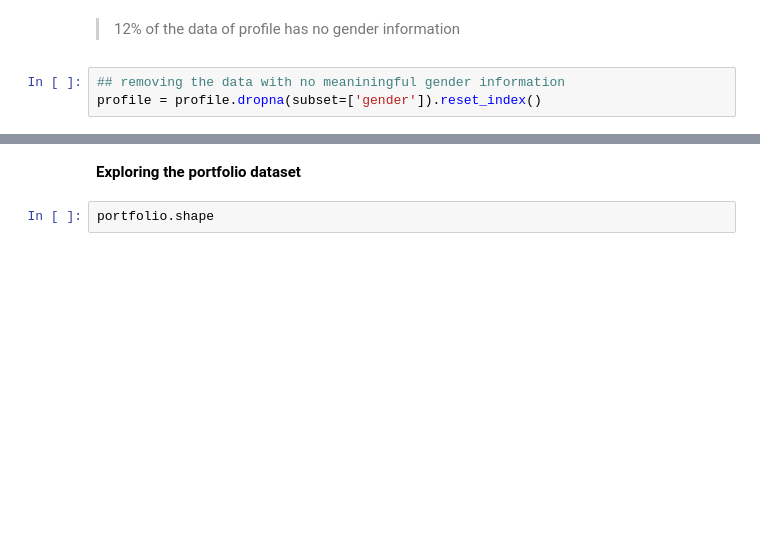
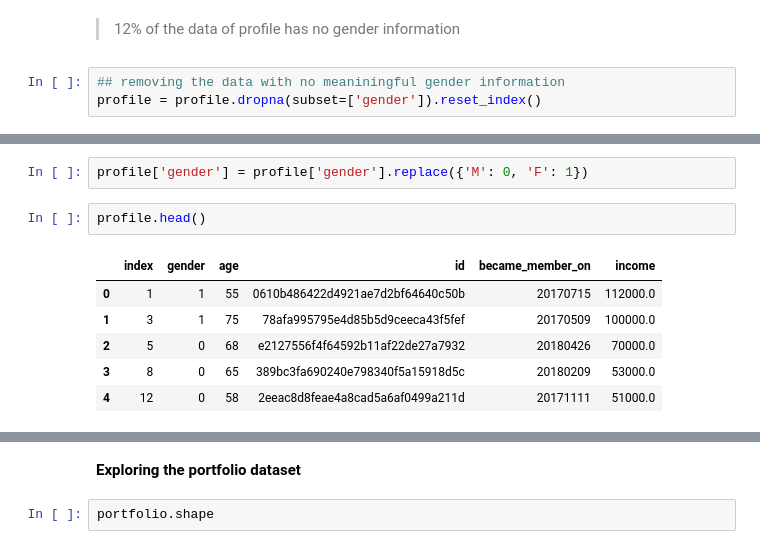
Before and after one commit to mina-f-beshay/udacity-mlend-capstone, a Jupyter notebook: Starbucks_Capstone_notebook.ipynb, the cells around one changed output, grey strips where cells are left out. Drawn from its saved outputs; the diff is of its cells as text; blank space fills up the shorter version.

```diff
--- a/Starbucks_Capstone_notebook.ipynb
+++ b/Starbucks_Capstone_notebook.ipynb
@@ -132,0 +132,11 @@ profile.head()
+# %%
+profile['gender'] = profile['gender'].replace({'M': 0, 'F': 1})
+# %%
+profile.head()
+# %% [output]
+|  | index | gender | age | id | became_member_on | income |
+| 0 | 1 | 1 | 55 | 0610b486422d4921ae7d2bf64640c50b | 20170715 | 112000.0 |
+| 1 | 3 | 1 | 75 | 78afa995795e4d85b5d9ceeca43f5fef | 20170509 | 100000.0 |
+| 2 | 5 | 0 | 68 | e2127556f4f64592b11af22de27a7932 | 20180426 | 70000.0 |
+| 3 | 8 | 0 | 65 | 389bc3fa690240e798340f5a15918d5c | 20180209 | 53000.0 |
+| 4 | 12 | 0 | 58 | 2eeac8d8feae4a8cad5a6af0499a211d | 20171111 | 51000.0 |
```
Also changed, not shown: parts of 14 cells of this notebook.
